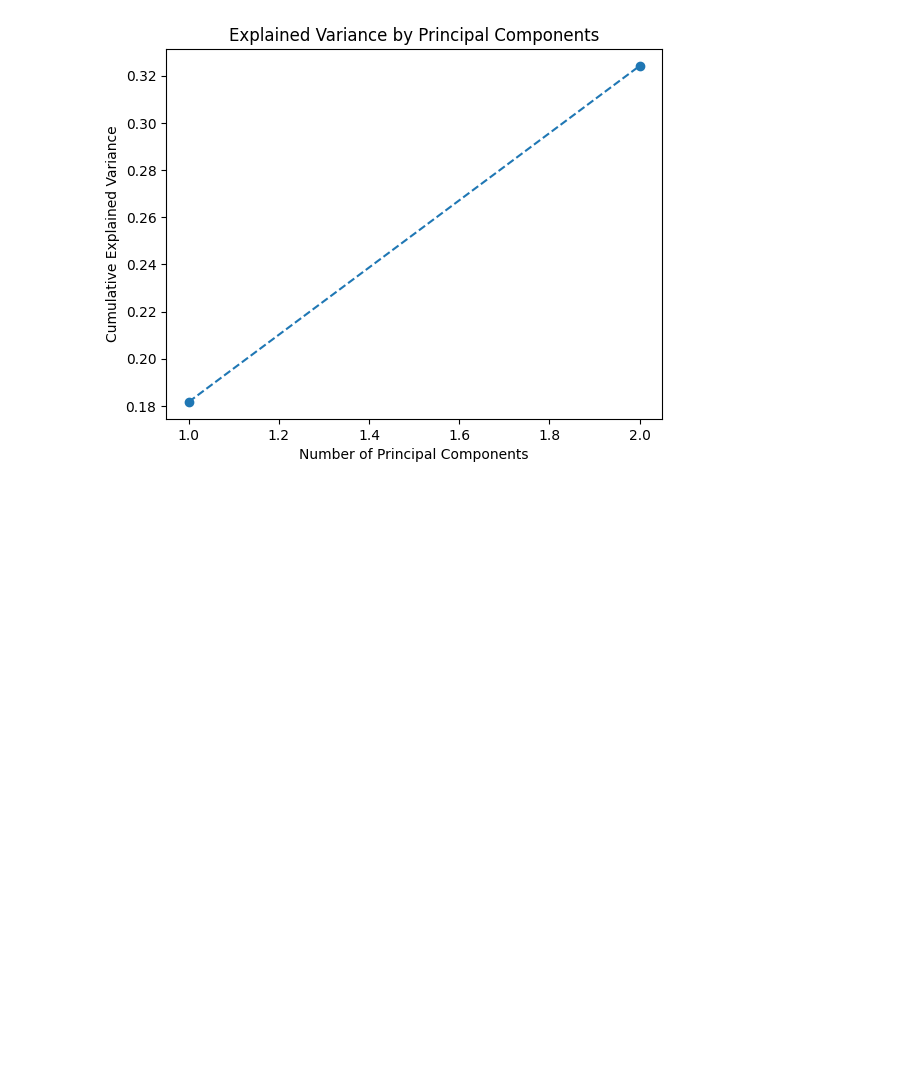
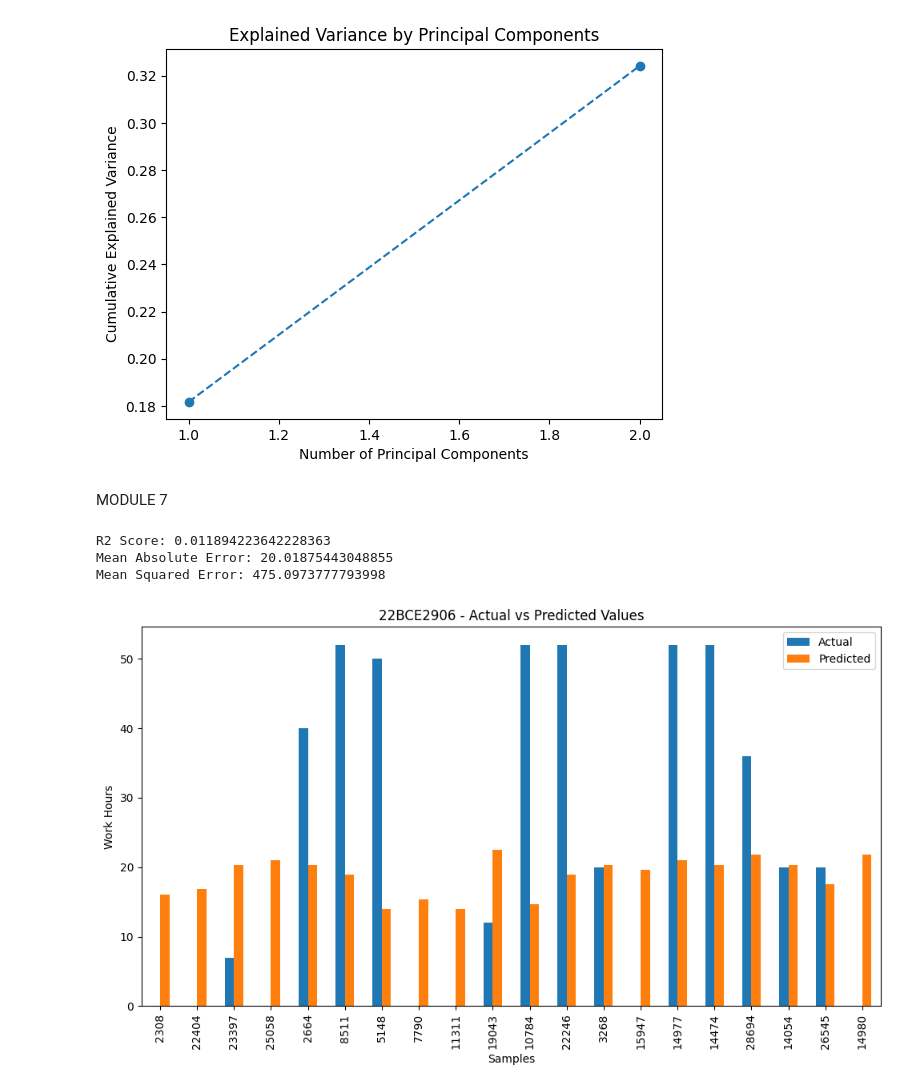
Before and after one commit to cjaradhye/eda-main, a Jupyter notebook: 22BCE2906.ipynb, the cells around one changed output. Saved outputs shown, nothing was run; the diff lists cells and outputs as text; code cells hidden in the pictures; blank space fills up the shorter version.

```diff
--- a/22BCE2906.ipynb
+++ b/22BCE2906.ipynb
@@ -251,3 +251,50 @@ plt.ylabel('Cumulative Explained Variance')
 plt.show()
 # %% [output]
 [figure]
+# %% [markdown]
+MODULE 7
+# %%
+import pandas as pd
+import numpy as np
+import matplotlib.pyplot as plt
+import seaborn as sns
+from sklearn.model_selection import train_test_split
+from sklearn.linear_model import LinearRegression
+from sklearn.metrics import r2_score, mean_squared_error, mean_absolute_error
+
+data_url = 'https://raw.githubusercontent.com/salemprakash/EDA/main/Data/Fertility2.csv'
+data = pd.read_csv(data_url)
+
+X = data[['age']]  # Independent variable
+y = data['work']   # Dependent variable
+# %%
+X_train, X_test, y_train, y_test = train_test_split(X, y, test_size=0.3, random_state=42)
+
+regressor = LinearRegression()
+regressor.fit(X_train, y_train)
+
+y_pred = regressor.predict(X_test)
+
+# Model Evaluation
+r2 = r2_score(y_test, y_pred)
+mae = mean_absolute_error(y_test, y_pred)
+mse = mean_squared_error(y_test, y_pred)
+
+print(f"R2 Score: {r2}")
+print(f"Mean Absolute Error: {mae}")
+print(f"Mean Squared Error: {mse}")
+# %% [output]
+R2 Score: 0.011894223642228363
+Mean Absolute Error: 20.01875443048855
+Mean Squared Error: 475.0973777793998
+# %%
+# Visualize Actual vs Predicted
+evaluate = pd.DataFrame({'Actual': y_test, 'Predicted': y_pred})
+evaluate.head(20).plot(kind='bar', figsize=(10, 6))
+plt.title("22BCE2906 - Actual vs Predicted Values")
+plt.xlabel("Samples")
+plt.ylabel("Work Hours")
+plt.tight_layout()
+plt.show()
+# %% [output]
+[figure, added]
```
Also changed, not shown: parts of 2 cells of this notebook.
